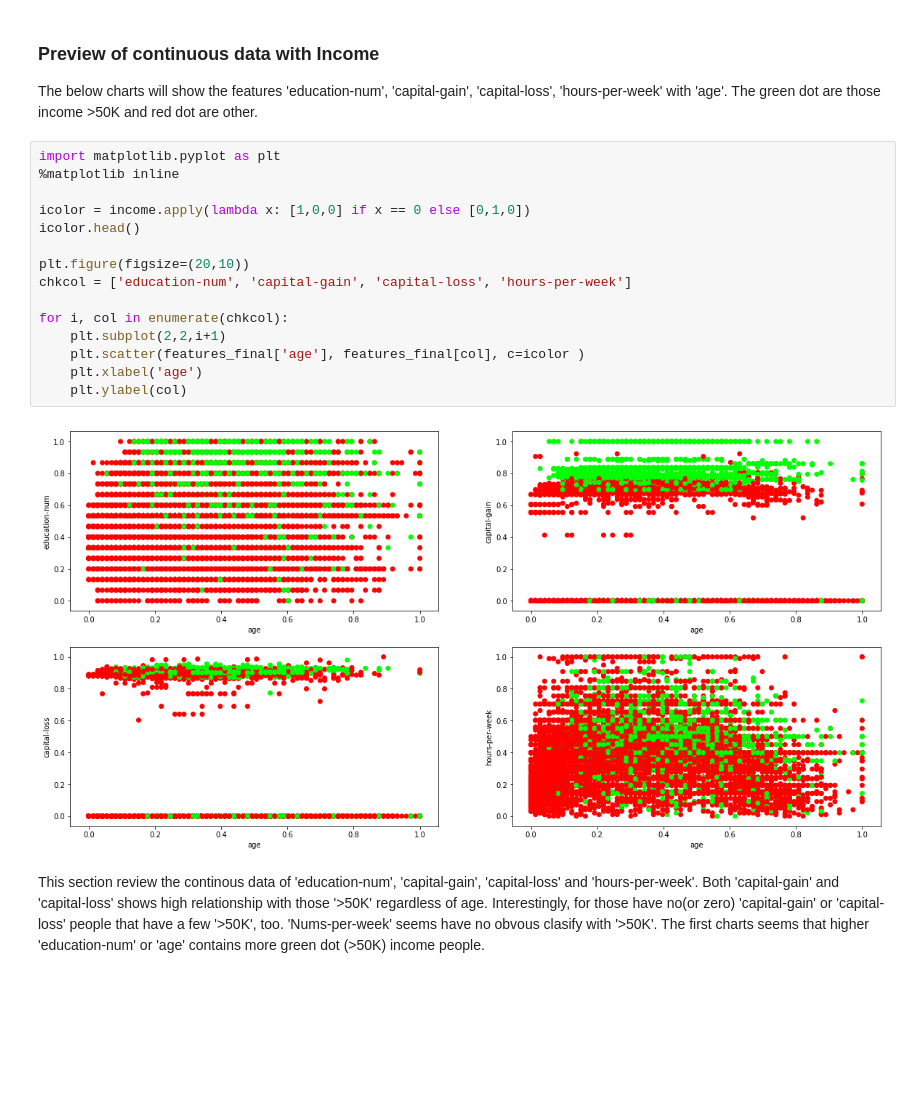
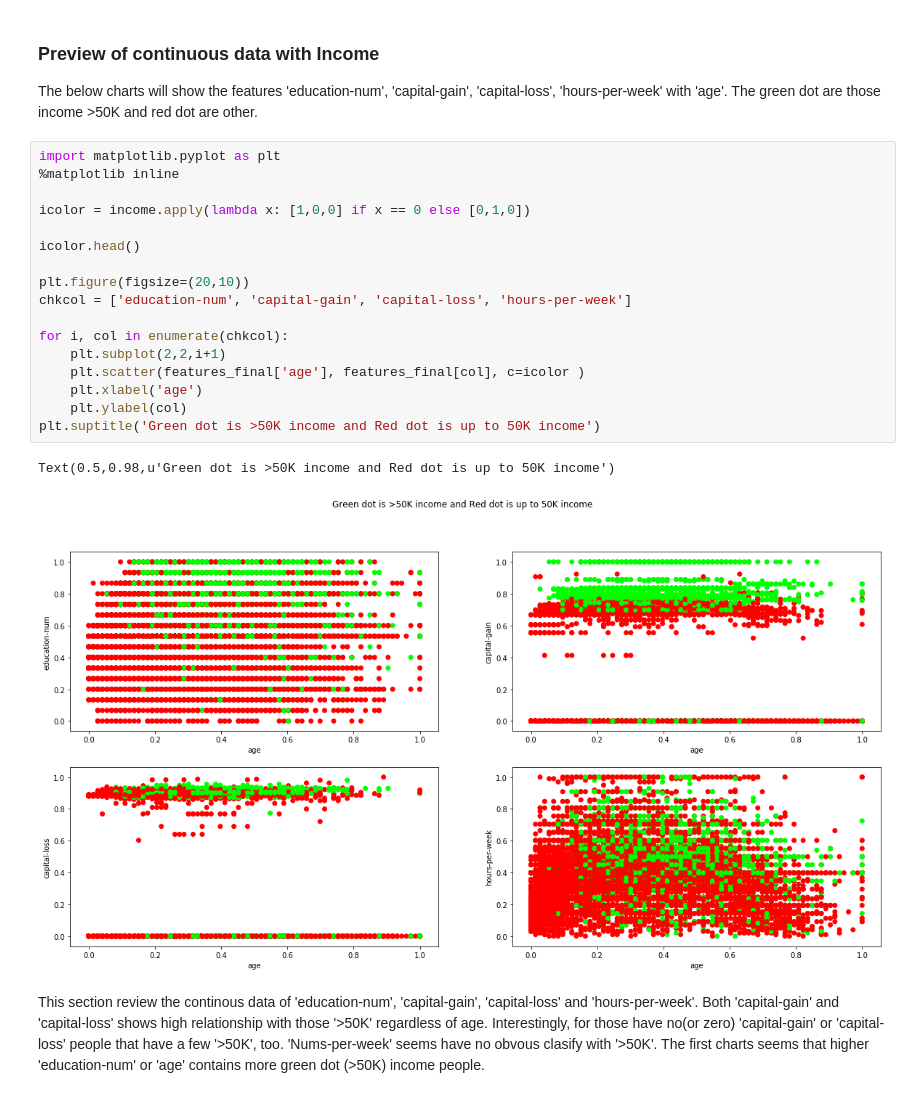
Before and after one commit to thomas-choi/finding_donors, a Jupyter notebook: finding_donors.ipynb, the cells around one changed output. Cells and saved outputs as stored; diff of their text form; blank space fills up the shorter version.

```diff
--- a/finding_donors.ipynb
+++ b/finding_donors.ipynb
@@ -181,20 +181,23 @@ The below charts will show the features 'education-num', 'capital-gain', 'capita
 # %%
 import matplotlib.pyplot as plt
 %matplotlib inline
 
 icolor = income.apply(lambda x: [1,0,0] if x == 0 else [0,1,0])
+
 icolor.head()
 
 plt.figure(figsize=(20,10))
 chkcol = ['education-num', 'capital-gain', 'capital-loss', 'hours-per-week']
 
 for i, col in enumerate(chkcol):
     plt.subplot(2,2,i+1)
     plt.scatter(features_final['age'], features_final[col], c=icolor )
     plt.xlabel('age')
     plt.ylabel(col)
+plt.suptitle('Green dot is >50K income and Red dot is up to 50K income')
 # %% [output]
+Text(0.5,0.98,u'Green dot is >50K income and Red dot is up to 50K income')
-[figure, old version]
+[figure, new version]
 # %% [markdown]
 This section review the continous data of 'education-num', 'capital-gain', 'capital-loss' and 'hours-per-week'. Both 'capital-gain' and 'capital-loss' shows high relationship with those '>50K' regardless of age. Interestingly, for those have no(or zero) 'capital-gain' or 'capital-loss' people that have a few '>50K', too.  'Nums-per-week' seems have no obvous clasify with '>50K'. The first charts seems that higher 'education-num' or 'age' contains more green dot (>50K) income people.
 # %% [markdown]
```
Also changed, not shown: parts of 46 cells of this notebook, 4 other files.
